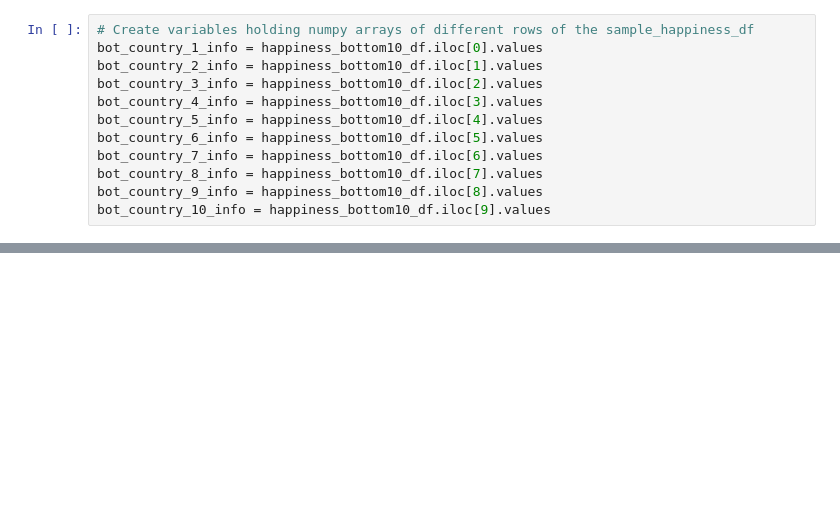
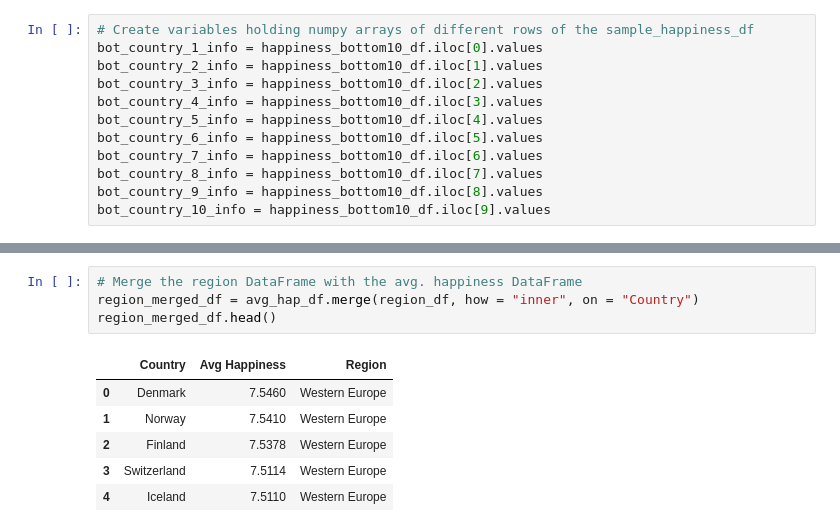
Before and after one commit to reginesgit/Factors-Contributing-to-a-Countrys-Happiness, a Jupyter notebook: Happiness/Happiness_Visual_Analysis.ipynb, the cells around one changed output, grey strips where cells are left out. Cells and saved outputs as stored; diff of their text form; blank space fills up the shorter version.

```diff
--- a/Happiness/Happiness_Visual_Analysis.ipynb
+++ b/Happiness/Happiness_Visual_Analysis.ipynb
@@ -195,0 +221,11 @@ plt.show()
+# %%
+# Merge the region DataFrame with the avg. happiness DataFrame
+region_merged_df = avg_hap_df.merge(region_df, how = "inner", on = "Country")
+region_merged_df.head()
+# %% [output]
+|  | Country | Avg Happiness | Region |
+| 0 | Denmark | 7.5460 | Western Europe |
+| 1 | Norway | 7.5410 | Western Europe |
+| 2 | Finland | 7.5378 | Western Europe |
+| 3 | Switzerland | 7.5114 | Western Europe |
+| 4 | Iceland | 7.5110 | Western Europe |
```
Also changed, not shown: parts of 7 cells of this notebook, 1 other file.
